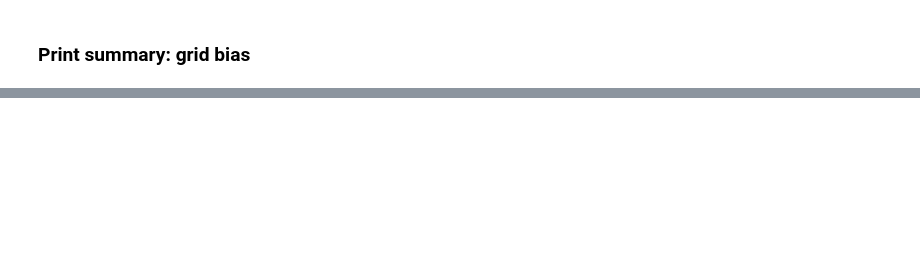
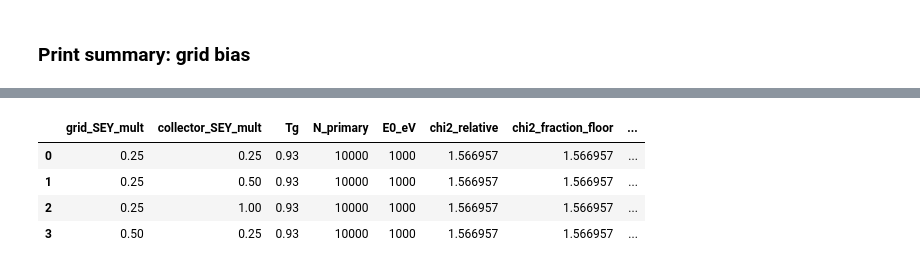
Before and after one commit to oridzel/rfa_python, a Jupyter notebook: notebooks/06_current_prediction_modes.ipynb, the cells around one changed output, grey strips where cells are left out. Drawn from its saved outputs; the diff is of its cells as text; code cells hidden in the pictures; blank space fills up the shorter version.

```diff
--- a/notebooks/06_current_prediction_modes.ipynb
+++ b/notebooks/06_current_prediction_modes.ipynb
@@ -398,0 +497,11 @@ def predict_all_modes_from_cascade(
+# %%
+df = cascade["df_cascade"]
+
+sample_side = ["sample", "holder", "receiver"]
+
+df_return = df[df["terminal_electrode"].isin(sample_side)].copy()
+
+print("Number returned to sample side:", len(df_return))
+print("Per primary:", len(df_return) / N_primary)
+
+df_return["terminal_electrode"].value_counts()
@@ -480,0 +1055,64 @@ for k, v in pred_grid_bias.items():
+# %%
+Tg = 0.93
+
+grid_SEY_mult_values = [0.25, 0.5, 1.0, 1.5]
+collector_SEY_mult_values = [0.25, 0.5, 1.0]
+
+N_fit = 10000
+E0_fit = 1000
+
+out_dir = Path("results/currents_prediction_scan")
+out_dir.mkdir(parents=True, exist_ok=True)
+
+rows = []
+fit_tables = {}
+
+total_runs = len(grid_SEY_mult_values) * len(collector_SEY_mult_values)
+run_idx = 0
+
+for grid_SEY_mult in grid_SEY_mult_values:
+    for collector_SEY_mult in collector_SEY_mult_values:
+        run_idx += 1
+
+        print(
+            f"Run {run_idx}/{total_runs}: "
+            f"grid_SEY_mult={grid_SEY_mult:.3f}, "
+            f"collector_SEY_mult={collector_SEY_mult:.3f}, "
+            f"Tg=0.930",
+            flush=True,
+        )
+
+        row, df_fit, cascade_i = run_one_fit_point(
+            grid_SEY_mult=grid_SEY_mult,
+            collector_SEY_mult=collector_SEY_mult,
+            Tg=0.93,
+            N_primary=N_fit,
+            E0_eV=E0_fit,
+            seed=123,
+            n_jobs=24,
+            chunk_size=5,
+            max_generation=6,
+        )
+
+        rows.append(row)
+        fit_tables[(grid_SEY_mult, collector_SEY_mult)] = df_fit
+
+        df_scan = pd.DataFrame(rows)
+        df_scan.to_csv(out_dir / "2keV_scan_grid_collector_SEY_results.csv", index=False)
+
+        display(df_scan.sort_values("chi2_fraction_floor").head())
+
+        df = cascade_i["df_cascade"]
+
+        df_sources = (
+            df.groupby(["source_owner", "source_electrode"])
+            .size()
+            .reset_index(name="n")
+            .sort_values("n", ascending=False)
+        )
+
+        df_sources.head(20)
+
+df_scan = pd.DataFrame(rows)
+df_scan.sort_values("chi2_fraction_floor")
+# %% [output]
@@ -480,0 +1135,5 @@ for k, v in pred_grid_bias.items():
+|  | grid_SEY_mult | collector_SEY_mult | Tg | N_primary | E0_eV | chi2_relative | chi2_fraction_floor | ... |
+| 0 | 0.25 | 0.25 | 0.93 | 10000 | 1000 | 1.566957 | 1.566957 | ... |
+| 1 | 0.25 | 0.50 | 0.93 | 10000 | 1000 | 1.566957 | 1.566957 | ... |
+| 2 | 0.25 | 1.00 | 0.93 | 10000 | 1000 | 1.566957 | 1.566957 | ... |
+| 3 | 0.50 | 0.25 | 0.93 | 10000 | 1000 | 1.566957 | 1.566957 | ... |
```
Also changed, not shown: parts of 37 cells of this notebook, 18 other files.
